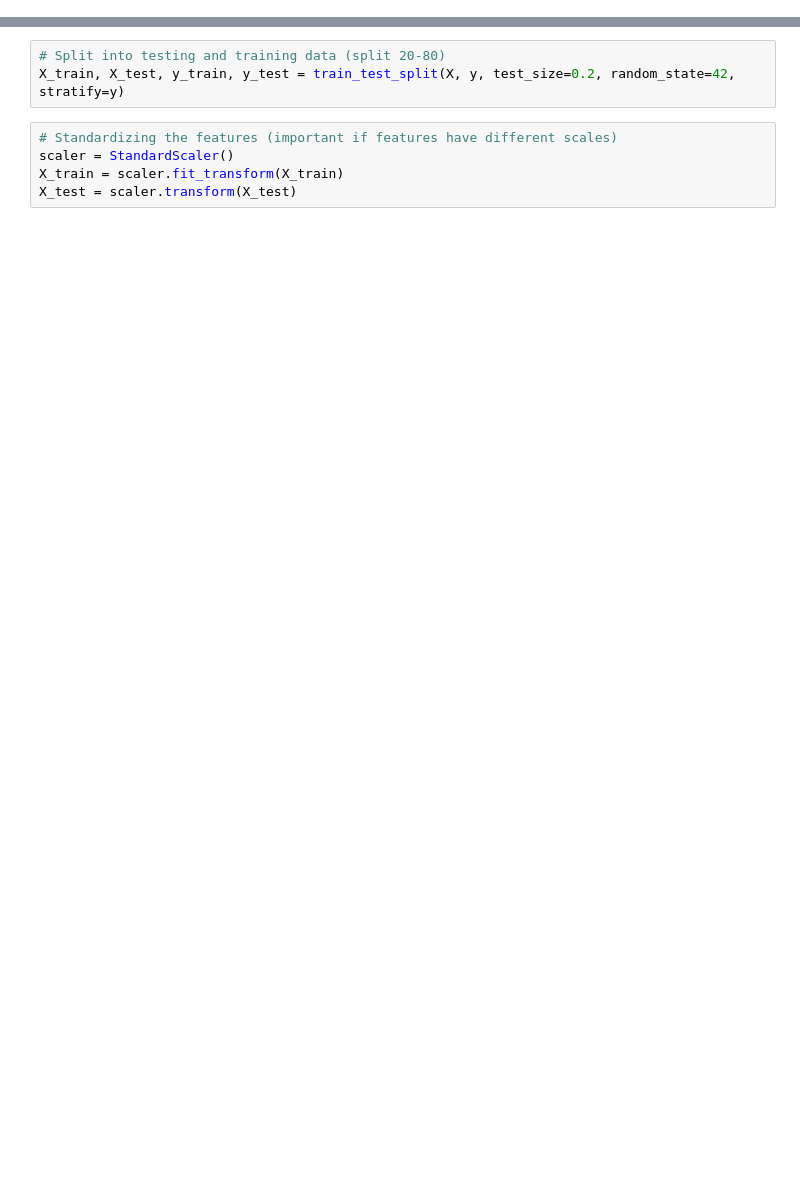
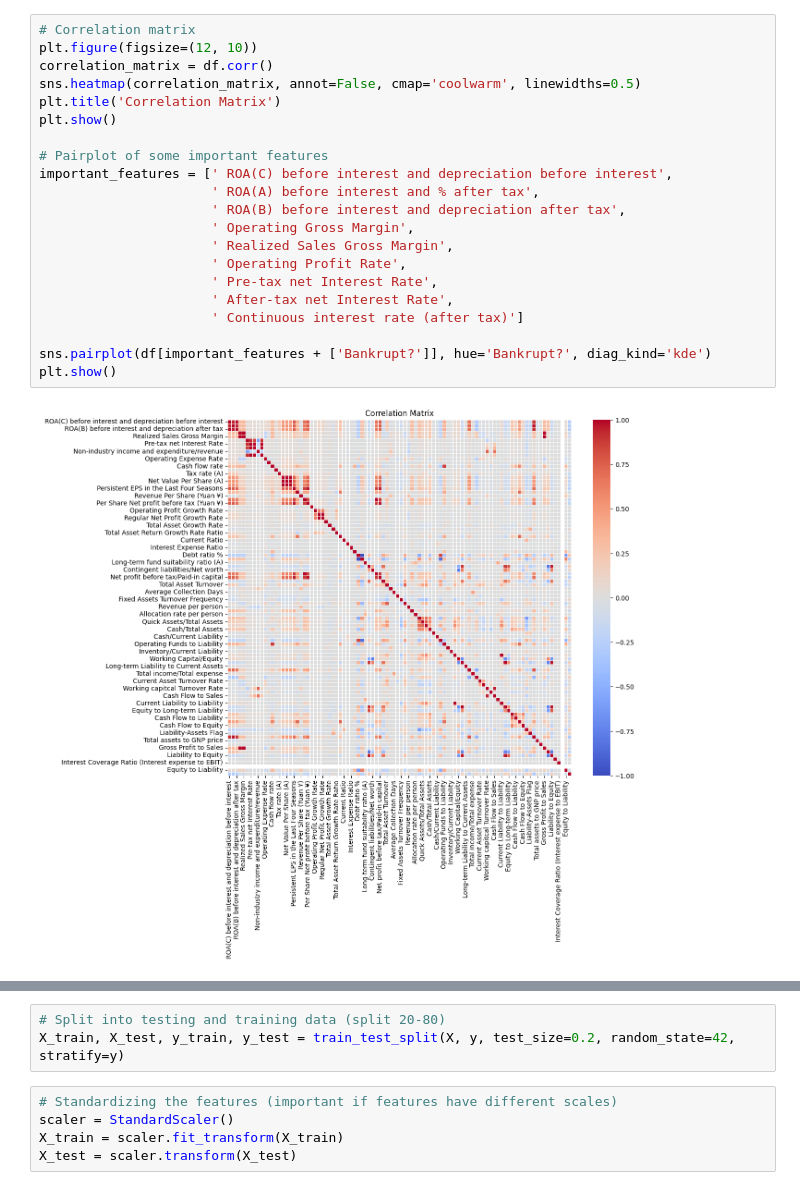
Before and after one commit to ElectricAntigen/taiwan_bankruptcy_ml, a Jupyter notebook: taiwan_credit.ipynb, the cells around one changed output, grey strips where cells are left out. Cells and saved outputs as stored; diff of their text form; blank space fills up the shorter version.

```diff
--- a/taiwan_credit.ipynb
+++ b/taiwan_credit.ipynb
@@ -171,0 +203,23 @@ Attempt 4 failed: IncompleteRead(8572853 bytes read)
+# %%
+# Correlation matrix
+plt.figure(figsize=(12, 10))
+correlation_matrix = df.corr()
+sns.heatmap(correlation_matrix, annot=False, cmap='coolwarm', linewidths=0.5)
+plt.title('Correlation Matrix')
+plt.show()
+
+# Pairplot of some important features
+important_features = [' ROA(C) before interest and depreciation before interest',
+                      ' ROA(A) before interest and % after tax',
+                      ' ROA(B) before interest and depreciation after tax',
+                      ' Operating Gross Margin',
+                      ' Realized Sales Gross Margin',
+                      ' Operating Profit Rate',
+                      ' Pre-tax net Interest Rate',
+                      ' After-tax net Interest Rate',
+                      ' Continuous interest rate (after tax)']
+
+sns.pairplot(df[important_features + ['Bankrupt?']], hue='Bankrupt?', diag_kind='kde')
+plt.show()
+# %% [output]
+[figure, added]
```
Also changed, not shown: parts of 40 cells of this notebook.
